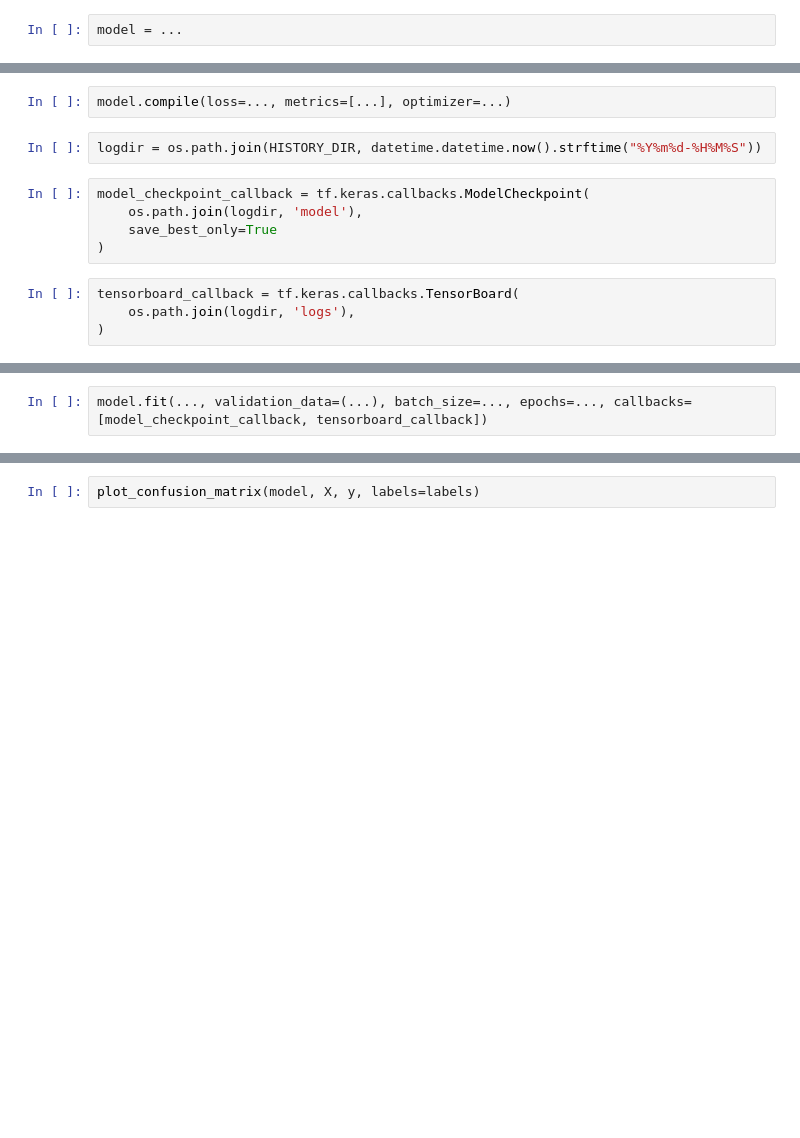
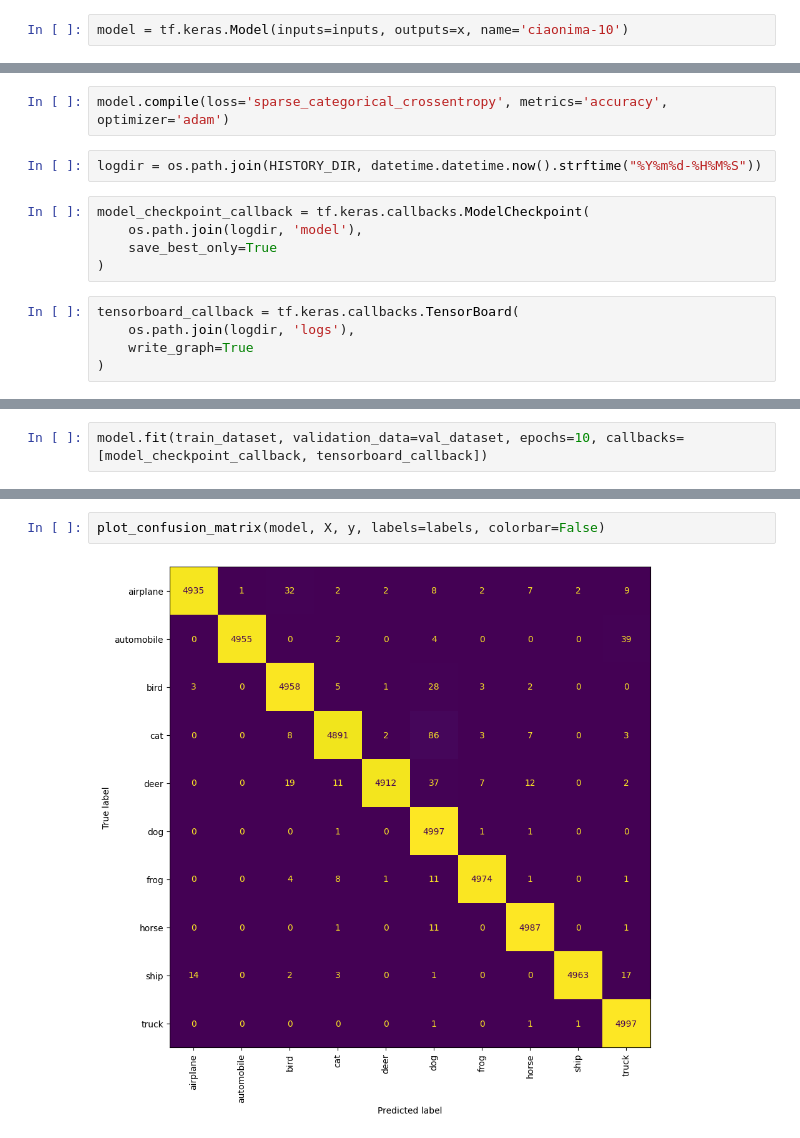
Before and after one commit to dubstepenjoyer/dvfu_tasks, a Jupyter notebook: cifar10.ipynb, the cells around one changed output, grey strips where cells are left out. Cells and saved outputs as stored; diff of their text form; blank space fills up the shorter version.

```diff
--- a/cifar10.ipynb
+++ b/cifar10.ipynb
@@ -57,4 +127,4 @@ X, y, labels, X_test, y_test = get_data()
 # %%
-model = ...
+model = tf.keras.Model(inputs=inputs, outputs=x, name='ciaonima-10')
 # %%
 model.summary()
@@ -61,5 +149,5 @@ model.summary()
 # %%
-model.compile(loss=..., metrics=[...], optimizer=...)
+model.compile(loss='sparse_categorical_crossentropy', metrics='accuracy', optimizer='adam')
 # %%
 logdir = os.path.join(HISTORY_DIR, datetime.datetime.now().strftime("%Y%m%d-%H%M%S"))
 # %%
@@ -70,6 +158,7 @@ model_checkpoint_callback = tf.keras.callbacks.ModelCheckpoint(
 # %%
 tensorboard_callback = tf.keras.callbacks.TensorBoard(
     os.path.join(logdir, 'logs'),
+    write_graph=True
 )
 # %%
 %tensorboard --logdir $logdir
@@ -76,2 +167,2 @@ tensorboard_callback = tf.keras.callbacks.TensorBoard(
 # %%
-model.fit(..., validation_data=(...), batch_size=..., epochs=..., callbacks=[model_checkpoint_callback, tensorboard_callback])
+model.fit(train_dataset, validation_data=val_dataset, epochs=10, callbacks=[model_checkpoint_callback, tensorboard_callback])
@@ -78,3 +191,5 @@ model.fit(..., validation_data=(...), batch_size=..., epochs=..., callbacks=[mod
 # %%
-plot_confusion_matrix(model, X, y, labels=labels)
+plot_confusion_matrix(model, X, y, labels=labels, colorbar=False)
+# %% [output]
+[figure, added]
 # %%
```
Also changed, not shown: parts of 11 cells of this notebook, 2 other files.
